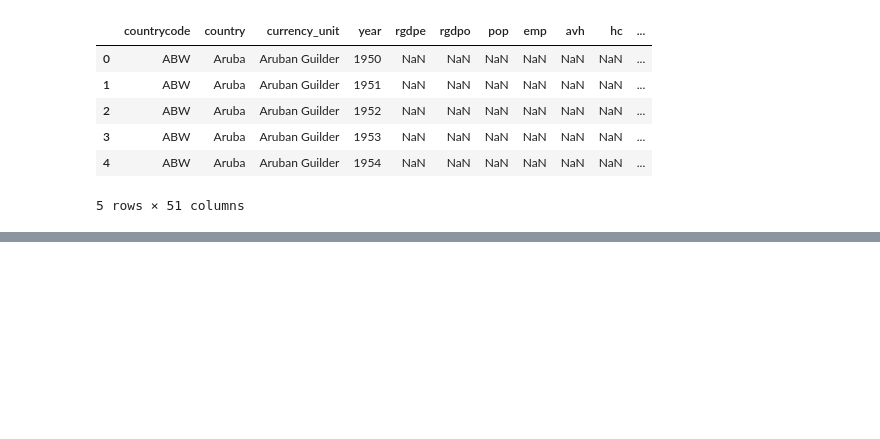
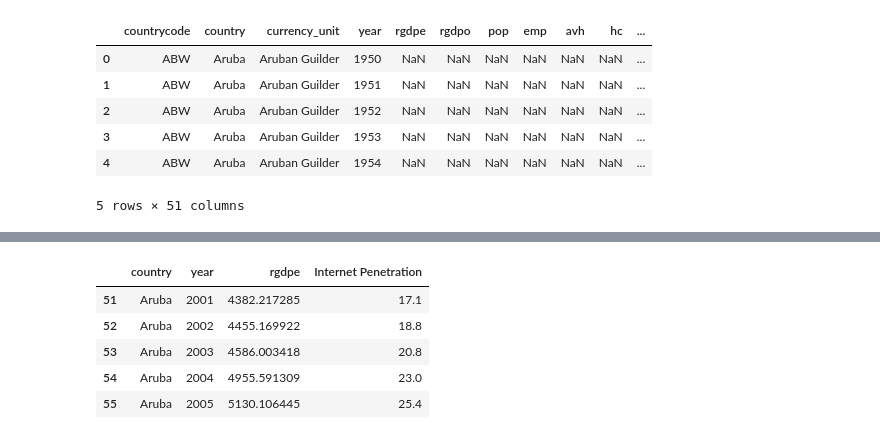
Before and after one commit to JDeyholos/ECON_323_Project, a Jupyter notebook: Heads and setup.ipynb, the cells around one changed output, grey strips where cells are left out. Cells and saved outputs as stored; diff of their text form; code cells hidden in the pictures; blank space fills up the shorter version.

```diff
--- a/Heads and setup.ipynb
+++ b/Heads and setup.ipynb
@@ -95,0 +81,29 @@ Merged aligned preview:
+# %%
+# Convert internet data (wide) to long so it can be merged by country-year
+internet_long = df.melt(
+    id_vars="Country Name",
+    value_vars=internet_years,
+    var_name="year",
+    value_name="Internet Penetration"
+).rename(columns={"Country Name": "country"})
+
+internet_long["year"] = pd.to_numeric(internet_long["year"], errors="coerce").astype("Int64")
+internet_long["Internet Penetration"] = pd.to_numeric(internet_long["Internet Penetration"], errors="coerce")
+
+# Merge internet penetration into GDP dataframe
+merged_df = gdp.merge(internet_long, on=["country", "year"], how="left")
+
+# Keep only years after 2000
+merged_df = merged_df[merged_df["year"] > 2000].copy()
+
+# Optional: keep key columns first
+merged_df = merged_df[["country", "year", "rgdpe", "Internet Penetration"]]
+
+merged_df.head()
+# %% [output]
+|  | country | year | rgdpe | Internet Penetration |
+| 51 | Aruba | 2001 | 4382.217285 | 17.1 |
+| 52 | Aruba | 2002 | 4455.169922 | 18.8 |
+| 53 | Aruba | 2003 | 4586.003418 | 20.8 |
+| 54 | Aruba | 2004 | 4955.591309 | 23.0 |
+| 55 | Aruba | 2005 | 5130.106445 | 25.4 |
```
Also changed, not shown: parts of 2 cells of this notebook, 6 other files.
